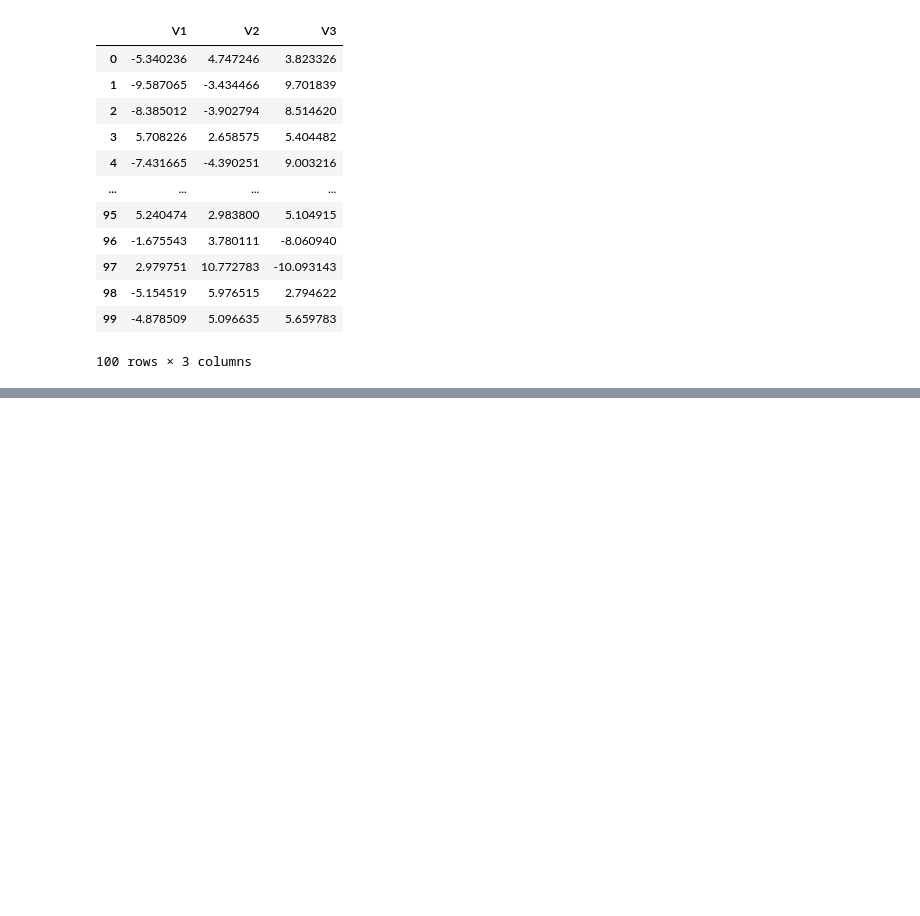
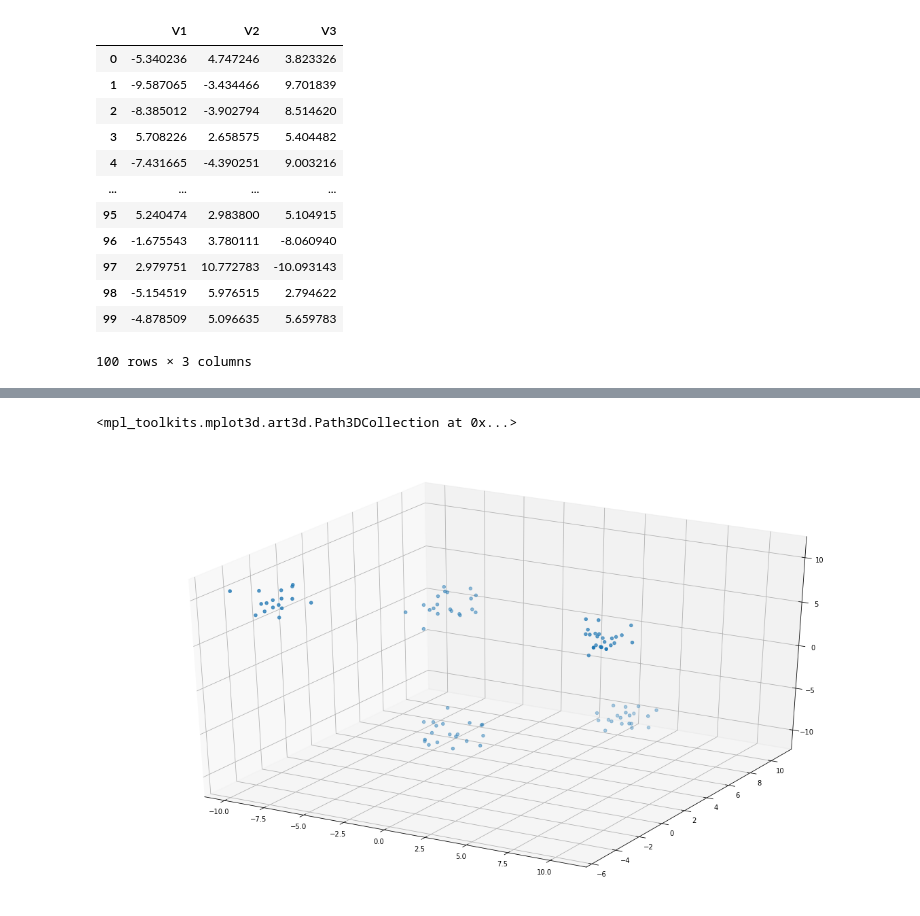
Before and after one commit to lieskpat/ex_clustering_12, a Jupyter notebook: lies_notebook_clustering.ipynb, the cells around one changed output, grey strips where cells are left out. Cells and saved outputs as stored; diff of their text form; code cells hidden in the pictures; blank space fills up the shorter version.

Commit message:
visualize the 3d dataset

```diff
--- a/lies_notebook_clustering.ipynb
+++ b/lies_notebook_clustering.ipynb
@@ -28,0 +31,4 @@ data
+# %%
+f1 = data['V1'].values
+f2 = data['V2'].values
+f3 = data['V3'].values
@@ -28,0 +58,2 @@ data
+# %%
+X = np.array(list(zip(f1, f2, f3)))
@@ -28,0 +89,7 @@ data
+# %%
+fig = plt.figure()
+ax = Axes3D(fig)
+ax.scatter(X[:, 0], X[:, 1], X[:, 2])
+# %% [output]
+<mpl_toolkits.mplot3d.art3d.Path3DCollection at 0x...>
+[figure, added]
```
Also changed, not shown: parts of 5 cells of this notebook.
